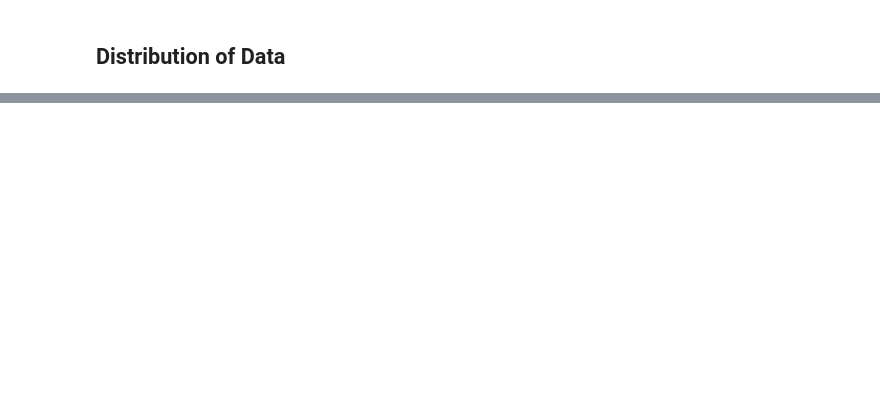
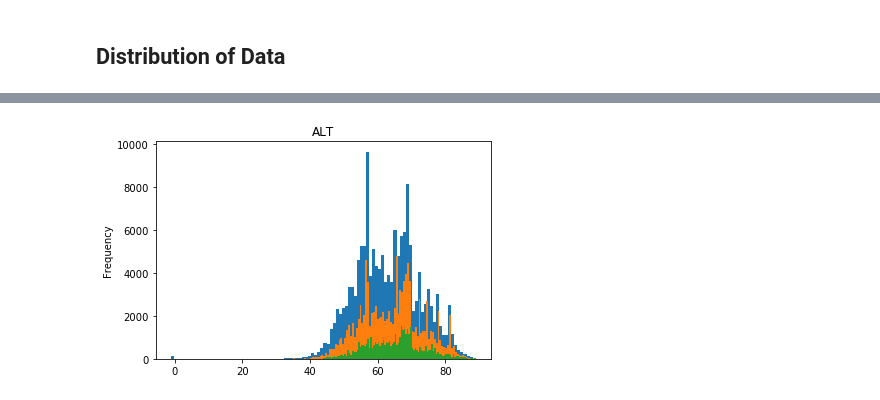
Before and after one commit to parfa30/SkyModelling, a Jupyter notebook: MetaDataEval.ipynb, the cells around one changed output, grey strips where cells are left out. Drawn from its saved outputs; the diff is of its cells as text; code cells hidden in the pictures; blank space fills up the shorter version.

```diff
--- a/MetaDataEval.ipynb
+++ b/MetaDataEval.ipynb
@@ -162,0 +95,4 @@ plt.ylabel("2800 MHz Solar Flux")
+# %%
+plot_hist('ALT')
+# %% [output]
+[figure, added]
```
Also changed, not shown: parts of 51 cells of this notebook, 3 other files.
